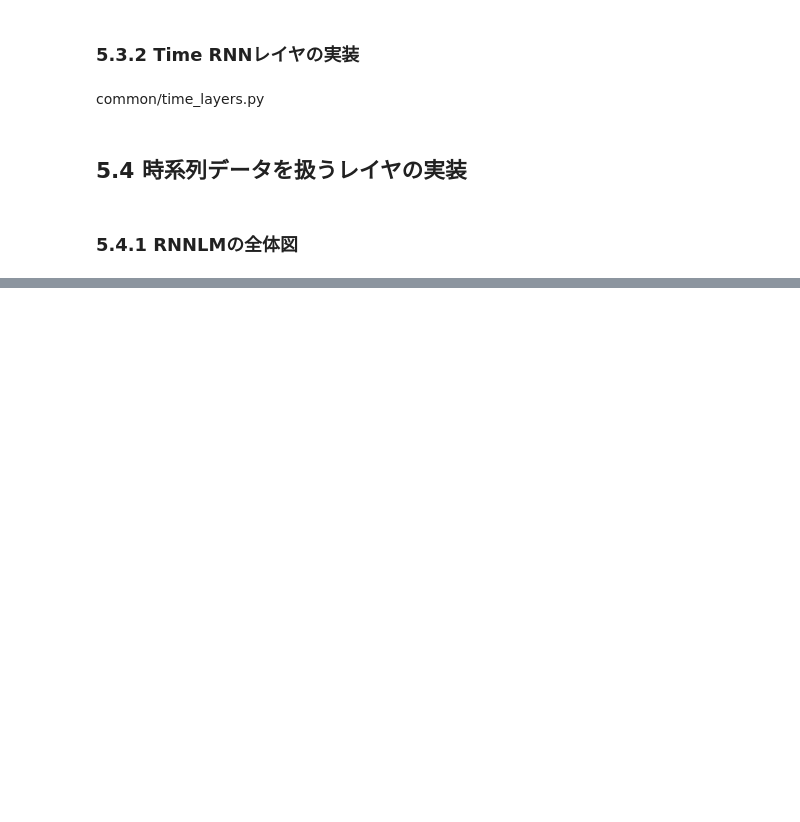
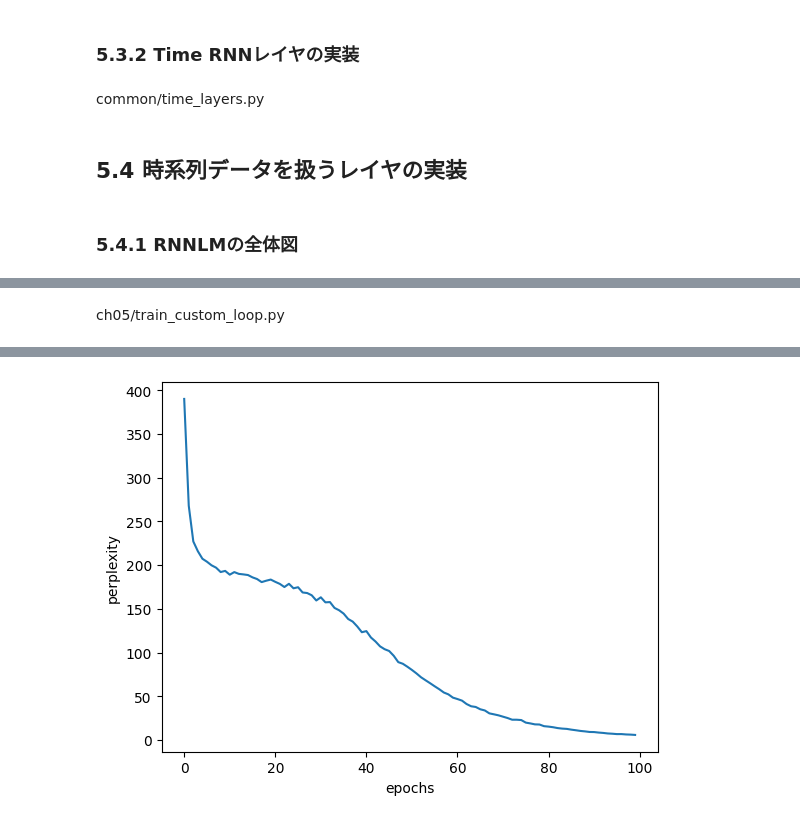
Before and after one commit to okada-tak/deep-learning-from-scratch-2, a Jupyter notebook: notebooks/ch05.ipynb, the cells around one changed output, grey strips where cells are left out. Drawn from its saved outputs; the diff is of its cells as text; code cells hidden in the pictures; blank space fills up the shorter version.

```diff
--- a/notebooks/ch05.ipynb
+++ b/notebooks/ch05.ipynb
@@ -208,0 +299,79 @@ class TimeRNN:
+# %% [markdown]
+ch05/train_custom_loop.py
+# %%
+# coding: utf-8
+import sys
+sys.path.append('..')
+import matplotlib.pyplot as plt
+import numpy as np
+from common.optimizer import SGD
+from dataset import ptb
+from simple_rnnlm import SimpleRnnlm
+
+
+# ハイパーパラメータの設定
+batch_size = 10
+wordvec_size = 100
+hidden_size = 100
+time_size = 5  # Truncated BPTTの展開する時間サイズ
+lr = 0.1
+max_epoch = 100
+
+# 学習データの読み込み（データセットを小さくする）
+corpus, word_to_id, id_to_word = ptb.load_data('train')
+corpus_size = 1000
+corpus = corpus[:corpus_size]
+vocab_size = int(max(corpus) + 1)
+
+xs = corpus[:-1]  # 入力
+ts = corpus[1:]  # 出力（教師ラベル）
+data_size = len(xs)
+print('corpus size: %d, vocabulary size: %d' % (corpus_size, vocab_size))
+
+# 学習時に使用する変数
+max_iters = data_size // (batch_size * time_size)
+time_idx = 0
+total_loss = 0
+loss_count = 0
+ppl_list = []
+
+# モデルの生成
+model = SimpleRnnlm(vocab_size, wordvec_size, hidden_size)
+optimizer = SGD(lr)
+
+# ミニバッチの各サンプルの読み込み開始位置を計算
+jump = (corpus_size - 1) // batch_size
+offsets = [i * jump for i in range(batch_size)]
+
+for epoch in range(max_epoch):
+    for iter in range(max_iters):
+        # ミニバッチの取得
+        batch_x = np.empty((batch_size, time_size), dtype='i')
+        batch_t = np.empty((batch_size, time_size), dtype='i')
+        for t in range(time_size):
+            for i, offset in enumerate(offsets):
+                batch_x[i, t] = xs[(offset + time_idx) % data_size]
+                batch_t[i, t] = ts[(offset + time_idx) % data_size]
+            time_idx += 1
+
+        # 勾配を求め、パラメータを更新
+        loss = model.forward(batch_x, batch_t)
+        model.backward()
+        optimizer.update(model.params, model.grads)
+        total_loss += loss
+        loss_count += 1
+
+    # エポックごとにパープレキシティの評価
+    ppl = np.exp(total_loss / loss_count)
+    print('| epoch %d | perplexity %.2f'
+          % (epoch+1, ppl))
+    ppl_list.append(float(ppl))
+    total_loss, loss_count = 0, 0
+
+# グラフの描画
+x = np.arange(len(ppl_list))
+plt.plot(x, ppl_list, label='train')
+plt.xlabel('epochs')
+plt.ylabel('perplexity')
+plt.show()
+# %% [output]
@@ -208,0 +395 @@ class TimeRNN:
+[figure, added]
```
Also changed, not shown: parts of 16 cells of this notebook.
